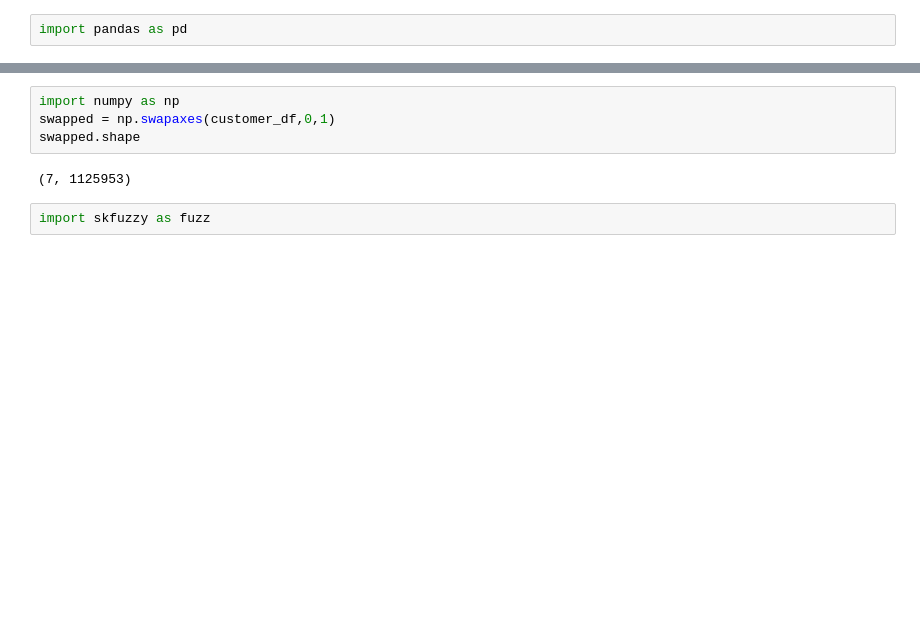
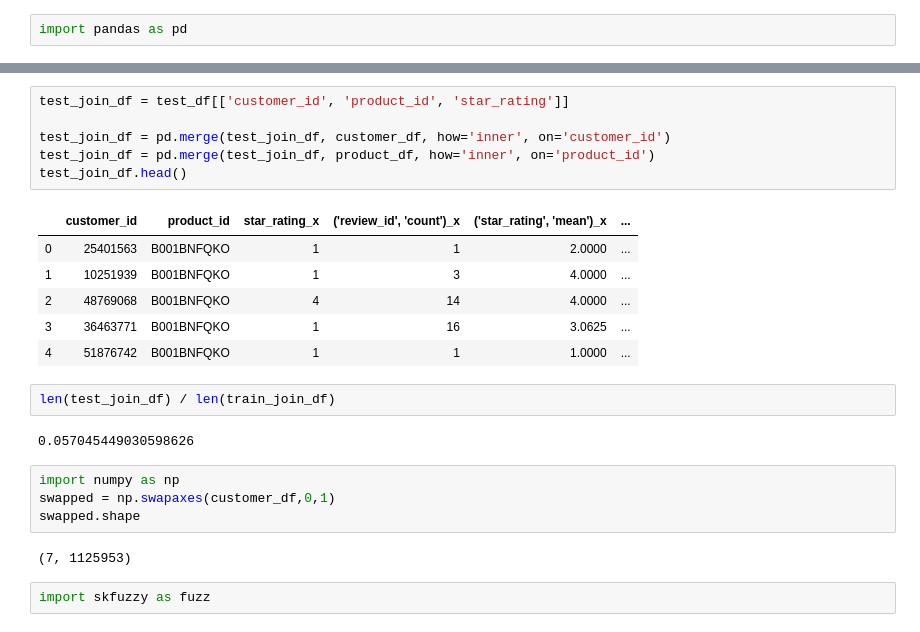
Before and after one commit to atschida/review-prediction, a Jupyter notebook: Data Manipulation.ipynb, the cells around one changed output, grey strips where cells are left out. Saved outputs shown, nothing was run; the diff lists cells and outputs as text; blank space fills up the shorter version.

```diff
--- a/Data Manipulation.ipynb
+++ b/Data Manipulation.ipynb
@@ -41,3 +51,20 @@ lookup_table = df[['customer_id', 'product_id', 'star_rating']]
+# %%
+test_join_df = test_df[['customer_id', 'product_id', 'star_rating']]
+
+test_join_df = pd.merge(test_join_df, customer_df, how='inner', on='customer_id')
+test_join_df = pd.merge(test_join_df, product_df, how='inner', on='product_id')
+test_join_df.head()
+# %% [output]
+|  | customer_id | product_id | star_rating_x | ('review_id', 'count')_x | ('star_rating', 'mean')_x | ... |
+| 0 | 25401563 | B001BNFQKO | 1 | 1 | 2.0000 | ... |
+| 1 | 10251939 | B001BNFQKO | 1 | 3 | 4.0000 | ... |
+| 2 | 48769068 | B001BNFQKO | 4 | 14 | 4.0000 | ... |
+| 3 | 36463771 | B001BNFQKO | 1 | 16 | 3.0625 | ... |
+| 4 | 51876742 | B001BNFQKO | 1 | 1 | 1.0000 | ... |
+# %%
+len(test_join_df) / len(train_join_df)
+# %% [output]
+0.057045449030598626
 # %%
 import numpy as np
 swapped = np.swapaxes(customer_df,0,1)
```
Also changed, not shown: parts of 6 cells of this notebook.
